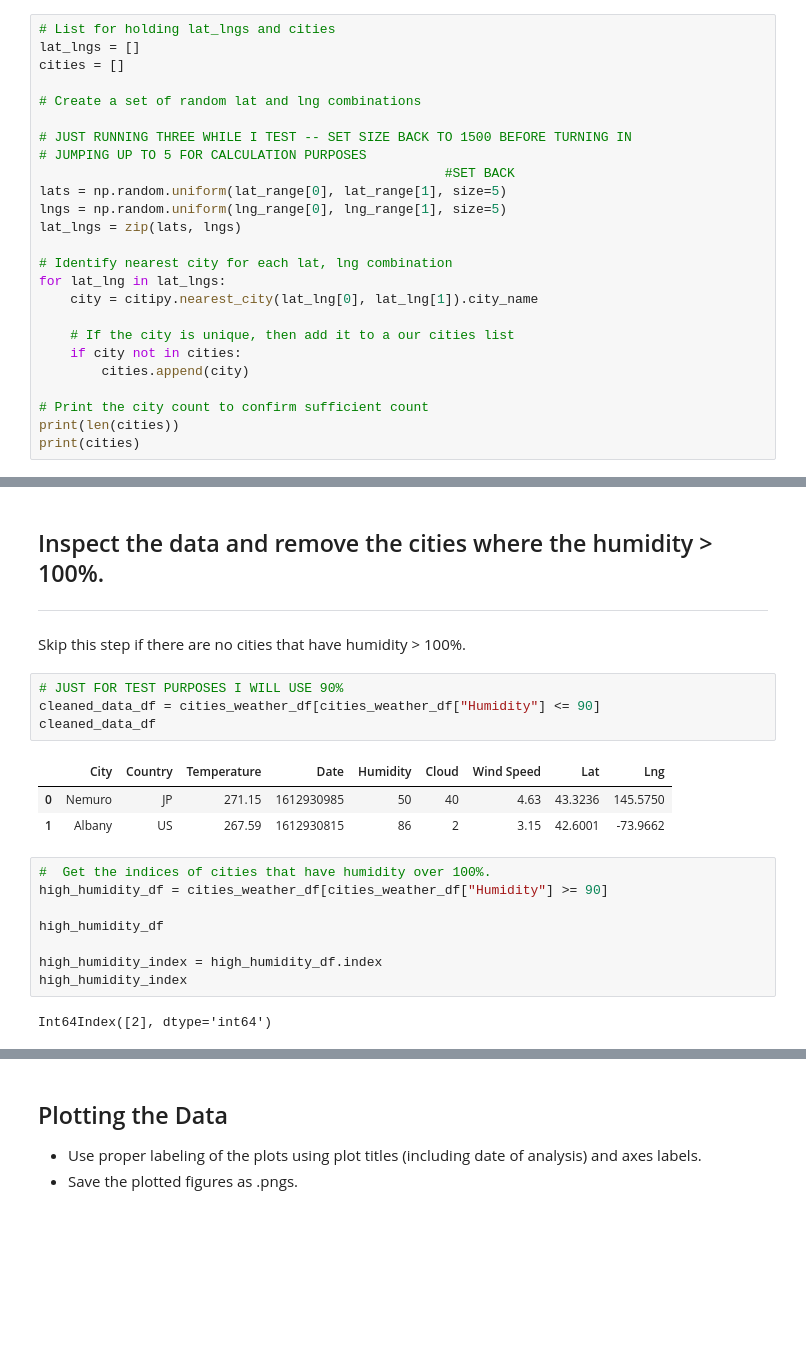
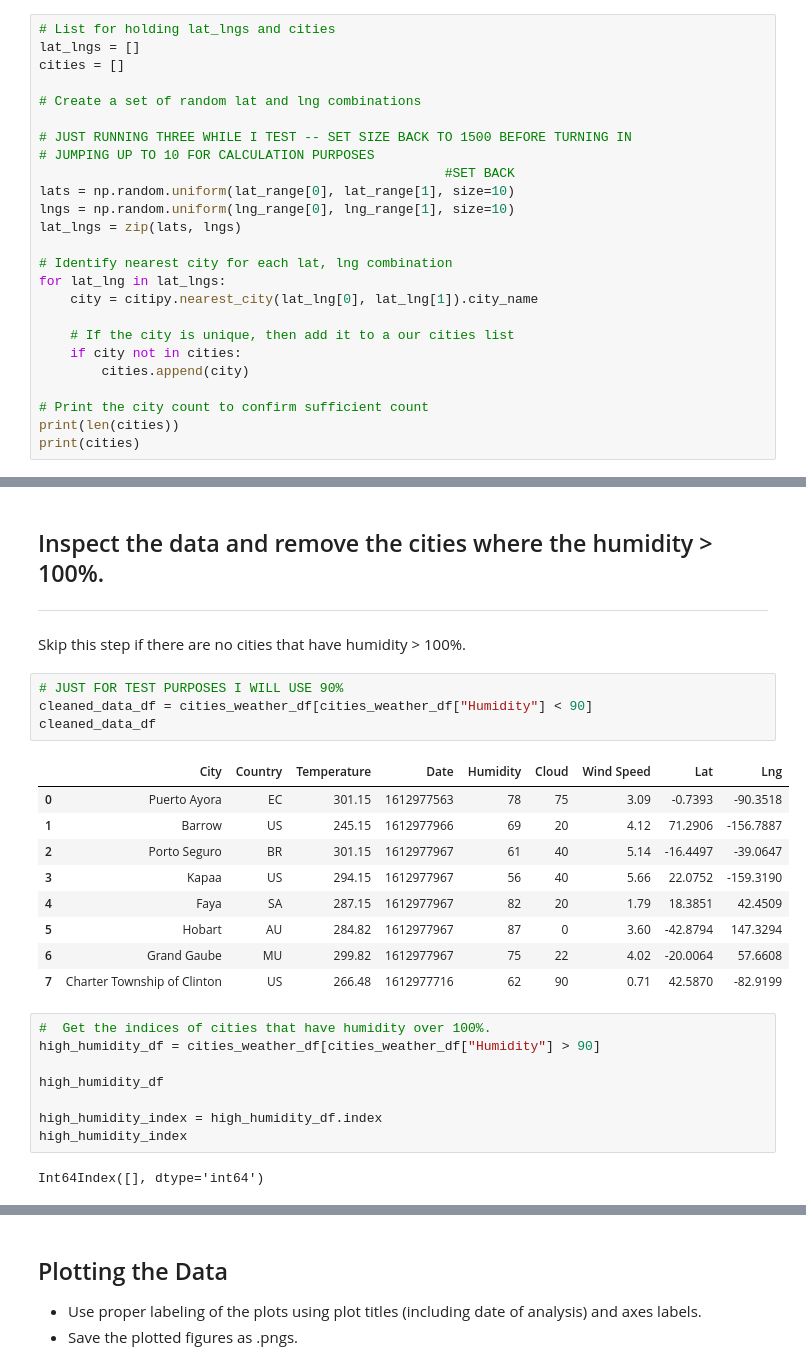
Before and after one commit to NoahLeVoir/Python-Api-Challenge, a Jupyter notebook: WeatherPy/WeatherPy.ipynb, the cells around one changed output, grey strips where cells are left out. Drawn from its saved outputs; the diff is of its cells as text; blank space fills up the shorter version.

```diff
--- a/WeatherPy/WeatherPy.ipynb
+++ b/WeatherPy/WeatherPy.ipynb
@@ -36,10 +36,10 @@ cities = []
 # Create a set of random lat and lng combinations
 
 # JUST RUNNING THREE WHILE I TEST -- SET SIZE BACK TO 1500 BEFORE TURNING IN
-# JUMPING UP TO 5 FOR CALCULATION PURPOSES
+# JUMPING UP TO 10 FOR CALCULATION PURPOSES
                                                     #SET BACK
-lats = np.random.uniform(lat_range[0], lat_range[1], size=5)
-lngs = np.random.uniform(lng_range[0], lng_range[1], size=5)
+lats = np.random.uniform(lat_range[0], lat_range[1], size=10)
+lngs = np.random.uniform(lng_range[0], lng_range[1], size=10)
 lat_lngs = zip(lats, lngs)
 
 # Identify nearest city for each lat, lng combination
@@ -196,22 +206,28 @@ cities_weather_df
 Skip this step if there are no cities that have humidity > 100%.
 # %%
 # JUST FOR TEST PURPOSES I WILL USE 90%
-cleaned_data_df = cities_weather_df[cities_weather_df["Humidity"] <= 90]
+cleaned_data_df = cities_weather_df[cities_weather_df["Humidity"] < 90]
 cleaned_data_df
 # %% [output]
 |  | City | Country | Temperature | Date | Humidity | Cloud | Wind Speed | Lat | Lng |
-| 0 | Nemuro | JP | 271.15 | 1612930985 | 50 | 40 | 4.63 | 43.3236 | 145.5750 |
-| 1 | Albany | US | 267.59 | 1612930815 | 86 | 2 | 3.15 | 42.6001 | -73.9662 |
+| 0 | Puerto Ayora | EC | 301.15 | 1612977563 | 78 | 75 | 3.09 | -0.7393 | -90.3518 |
+| 1 | Barrow | US | 245.15 | 1612977966 | 69 | 20 | 4.12 | 71.2906 | -156.7887 |
+| 2 | Porto Seguro | BR | 301.15 | 1612977967 | 61 | 40 | 5.14 | -16.4497 | -39.0647 |
+| 3 | Kapaa | US | 294.15 | 1612977967 | 56 | 40 | 5.66 | 22.0752 | -159.3190 |
+| 4 | Faya | SA | 287.15 | 1612977967 | 82 | 20 | 1.79 | 18.3851 | 42.4509 |
+| 5 | Hobart | AU | 284.82 | 1612977967 | 87 | 0 | 3.60 | -42.8794 | 147.3294 |
+| 6 | Grand Gaube | MU | 299.82 | 1612977967 | 75 | 22 | 4.02 | -20.0064 | 57.6608 |
+| 7 | Charter Township of Clinton | US | 266.48 | 1612977716 | 62 | 90 | 0.71 | 42.5870 | -82.9199 |
 # %%
 #  Get the indices of cities that have humidity over 100%.
-high_humidity_df = cities_weather_df[cities_weather_df["Humidity"] >= 90]
+high_humidity_df = cities_weather_df[cities_weather_df["Humidity"] > 90]
 
 high_humidity_df
 
 high_humidity_index = high_humidity_df.index
 high_humidity_index
 # %% [output]
-Int64Index([2], dtype='int64')
+Int64Index([], dtype='int64')
 # %%
 # Make a new DataFrame equal to the city data to drop all humidity outliers by index.
 # The step above created this cleaned dataframe, here it is displayed again
```
Also changed, not shown: parts of 20 cells of this notebook.
